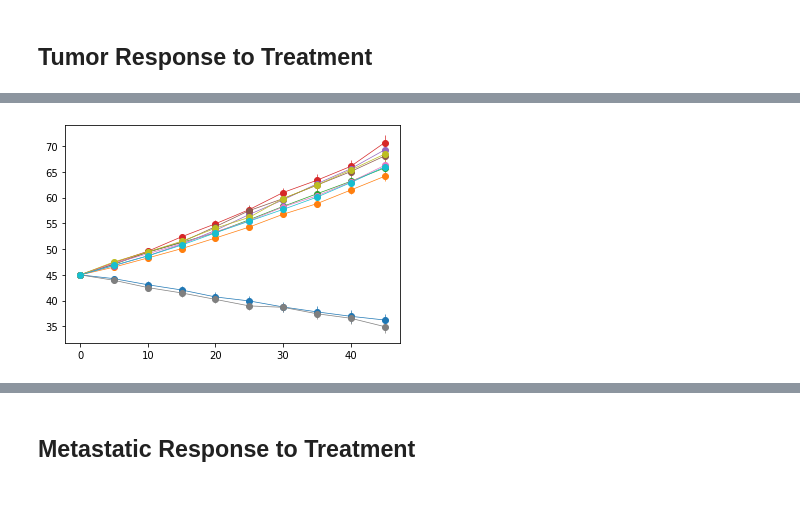
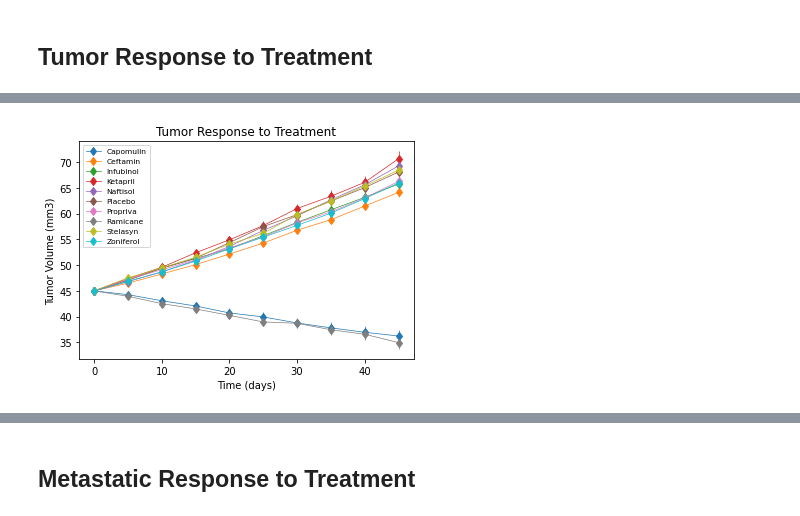
Before and after one commit to TheoF-C/matplotlib-challenge, a Jupyter notebook: Pymaceuticals/pymaceuticals_starter.ipynb, the cells around one changed output, grey strips where cells are left out. Saved outputs shown, nothing was run; the diff lists cells and outputs as text; code cells hidden in the pictures.

```diff
--- a/Pymaceuticals/pymaceuticals_starter.ipynb
+++ b/Pymaceuticals/pymaceuticals_starter.ipynb
@@ -35,12 +35,11 @@ display(trial_mouse_data.head(5))
 tumor_group = trial_mouse_data.groupby(['Drug', 'Timepoint'])['Tumor Volume (mm3)']
 
 # Store the Mean Tumor Volume Data Grouped by Drug and Timepoint
-tumor_mean =
+tumor_mean = tumor_group.mean()
 
 # Convert to DataFrame
 tumor_mean = tumor_mean.to_frame()
-tumor_mean.reset_index(inplace=True)
 
 # Preview DataFrame
-display(tumor_mean.head(5))
+tumor_mean.head()
 # %% [output]
@@ -54,12 +53,10 @@ Index(['Drug', 'Timepoint', 'Tumor Volume (mm3)'], dtype='object')
 # %%
 # Store the Standard Error of Tumor Volumes Grouped by Drug and Timepoint
-tumor_sem = trial_mouse_data.groupby(['Drug', 'Timepoint'])['Tumor Volume (mm3)'].sem()
+tumor_sem = tumor_group.sem()
 
 # Convert to DataFrame
 tumor_sem = tumor_sem.to_frame()
-tumor_sem.reset_index(inplace=True)
-tumor_sem.columns = tumor_sem.columns.droplevel()
 
 # Preview DataFrame
-display(tumor_sem.head(5))
+tumor_sem.head()
 # %% [output]
@@ -86,0 +70,7 @@ Index(['Capomulin', 'Ceftamin', 'Infubinol', 'Ketapril', 'Naftisol', 'Placebo',
+# %%
+# Reformating data frame
+tumor_mean = tumor_mean.unstack(level=0)
+tumor_sem = tumor_sem.unstack(level=0)
+
+# Displaying data frame
+display(tumor_mean.head(5))
@@ -87,10 +86,18 @@ Index(['Capomulin', 'Ceftamin', 'Infubinol', 'Ketapril', 'Naftisol', 'Placebo',
 # %%
 # Generate the Plot (with Error Bars)
-for drug in drug_over_time.columns:
-    plt.errorbar(drug_over_time.index, drug_over_time[drug], yerr=error_over_time[drug], marker="o", markersize=6, linestyle="solid", linewidth=0.70)
+for drug in tumor_mean.columns:
+    plt.errorbar(tumor_mean.index, tumor_mean[drug], yerr=tumor_sem[drug], marker="d", linewidth=0.70)
+
+# Labeling plot
+plt.title('Tumor Response to Treatment')
+plt.ylabel('Tumor Volume (mm3)')
+plt.xlabel('Time (days)')
+plt.legend([drug[1] for drug in tumor_mean.columns], loc='upper left', prop={'size': 7.5})
+
 # Save the Figure
+plt.savefig('TumorResponse.png')
 # %% [output]
-[figure, old version]
+[figure, new version]
 # %%
 # Show the Figure
 plt.show()
```
Also changed, not shown: parts of 13 cells of this notebook, 4 other files.
